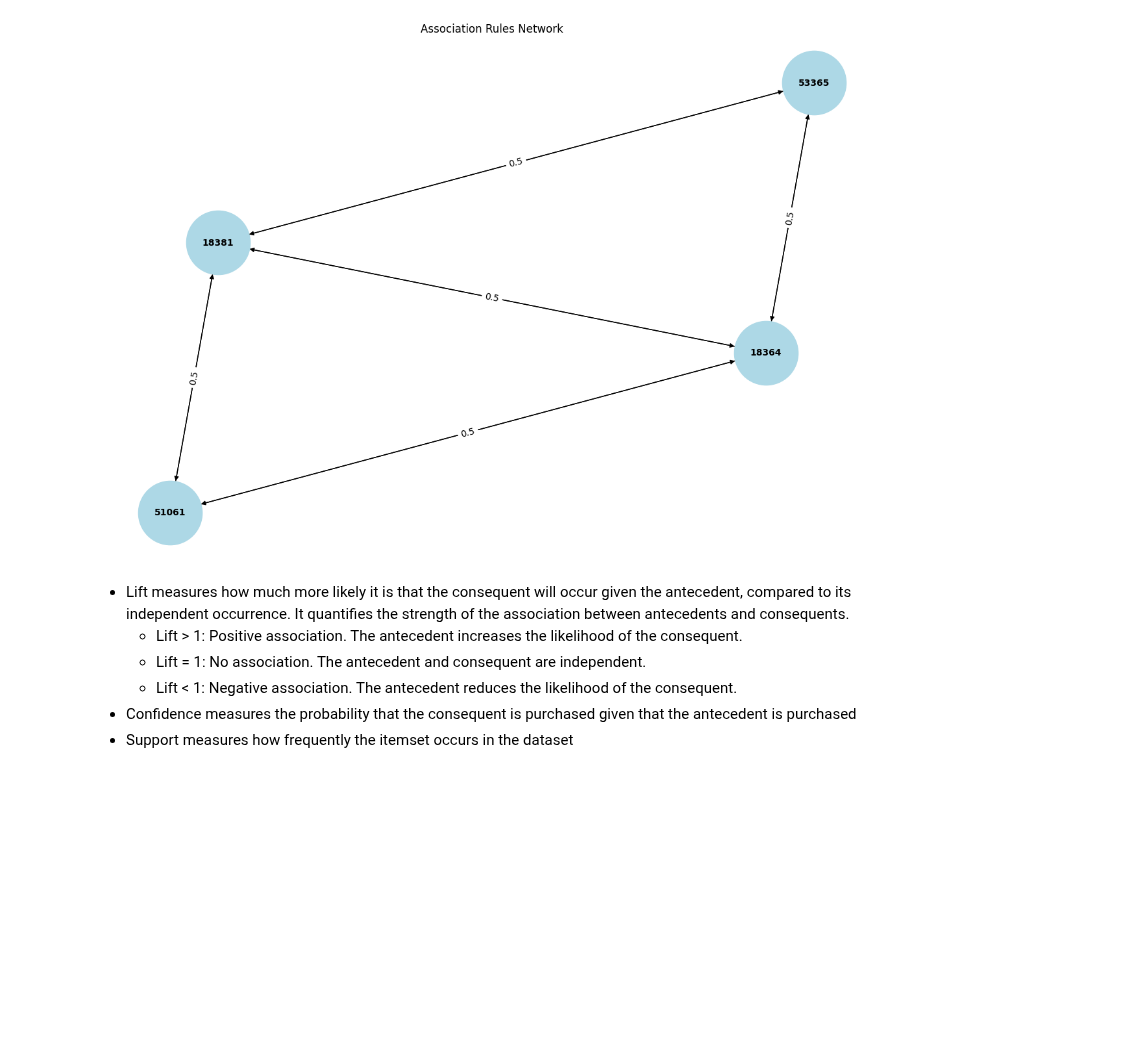
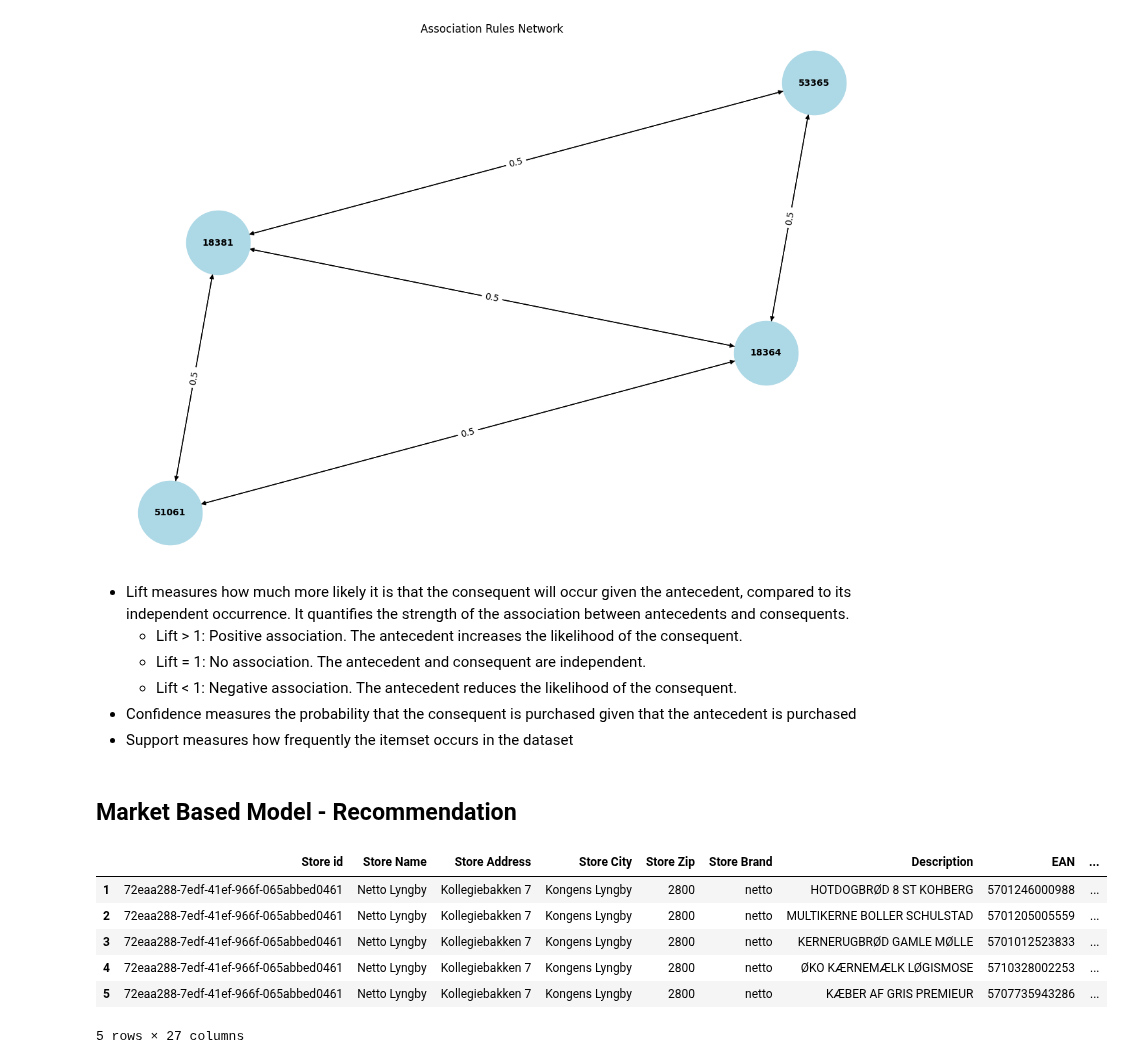
Before and after one commit to AfonsoCunha22/ComputationalToolsProject, a Jupyter notebook: similar_products.ipynb, the cells around one changed output. Cells and saved outputs as stored; diff of their text form; code cells hidden in the pictures; blank space fills up the shorter version.

Commit message:
Market Based Model Applied to Food Banks - Start

```diff
--- a/similar_products.ipynb
+++ b/similar_products.ipynb
@@ -486,3 +486,16 @@ plt.show()
     - Lift < 1: Negative association. The antecedent reduces the likelihood of the consequent.
 - Confidence measures the probability that the consequent is purchased given that the antecedent is purchased
 - Support measures how frequently the itemset occurs in the dataset
+# %% [markdown]
+## Market Based Model - Recommendation
+# %%
+df = pd.read_pickle('data\salling_data.pkl')
+df.head()
+# %% [output]
+|  | Store id | Store Name | Store Address | Store City | Store Zip | Store Brand | Description | EAN | ... |
+| 1 | 72eaa288-7edf-41ef-966f-065abbed0461 | Netto Lyngby | Kollegiebakken 7 | Kongens Lyngby | 2800 | netto | HOTDOGBRØD 8 ST KOHBERG | 5701246000988 | ... |
+| 2 | 72eaa288-7edf-41ef-966f-065abbed0461 | Netto Lyngby | Kollegiebakken 7 | Kongens Lyngby | 2800 | netto | MULTIKERNE BOLLER SCHULSTAD | 5701205005559 | ... |
+| 3 | 72eaa288-7edf-41ef-966f-065abbed0461 | Netto Lyngby | Kollegiebakken 7 | Kongens Lyngby | 2800 | netto | KERNERUGBRØD GAMLE MØLLE | 5701012523833 | ... |
+| 4 | 72eaa288-7edf-41ef-966f-065abbed0461 | Netto Lyngby | Kollegiebakken 7 | Kongens Lyngby | 2800 | netto | ØKO KÆRNEMÆLK LØGISMOSE | 5710328002253 | ... |
+| 5 | 72eaa288-7edf-41ef-966f-065abbed0461 | Netto Lyngby | Kollegiebakken 7 | Kongens Lyngby | 2800 | netto | KÆBER AF GRIS PREMIEUR | 5707735943286 | ... |
+5 rows × 27 columns
```
